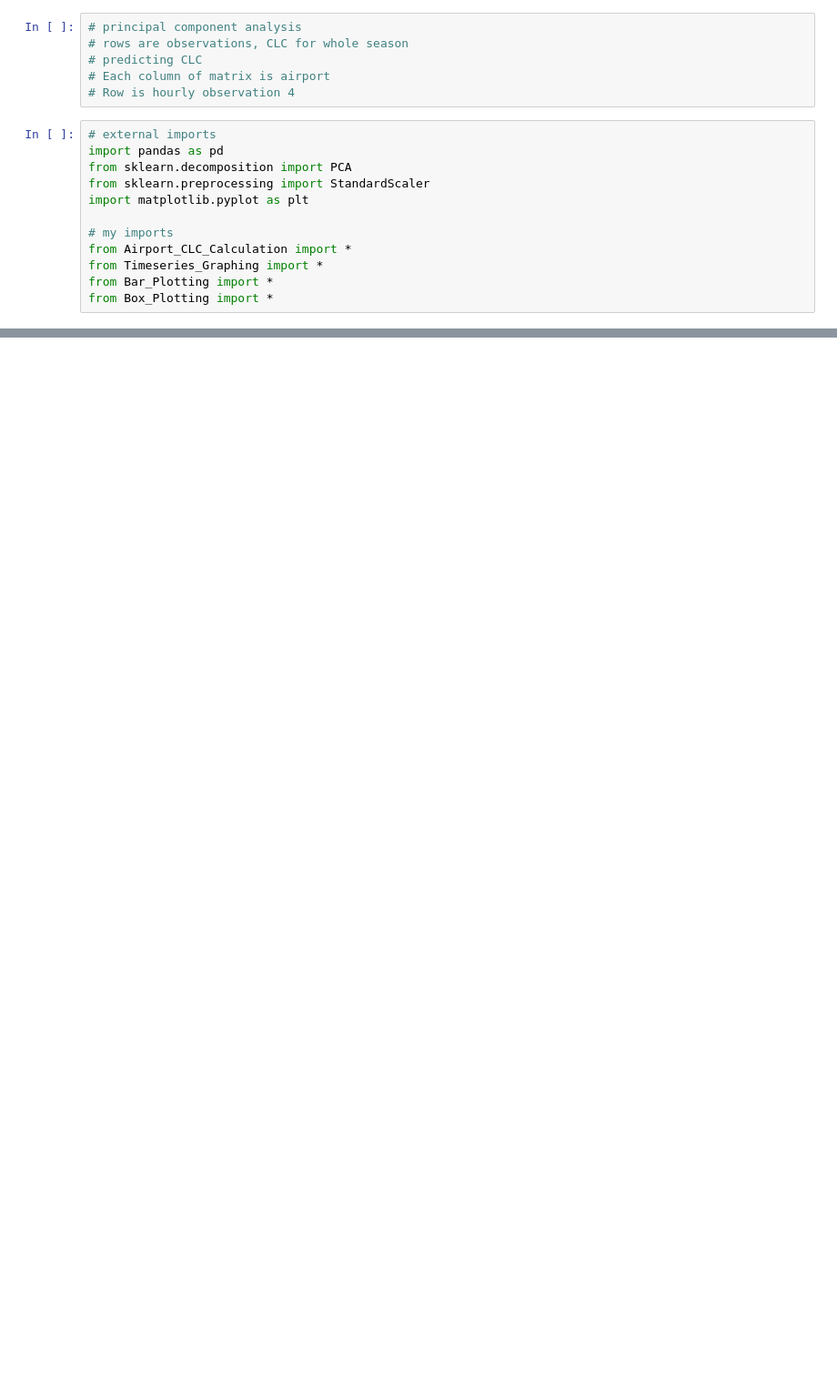
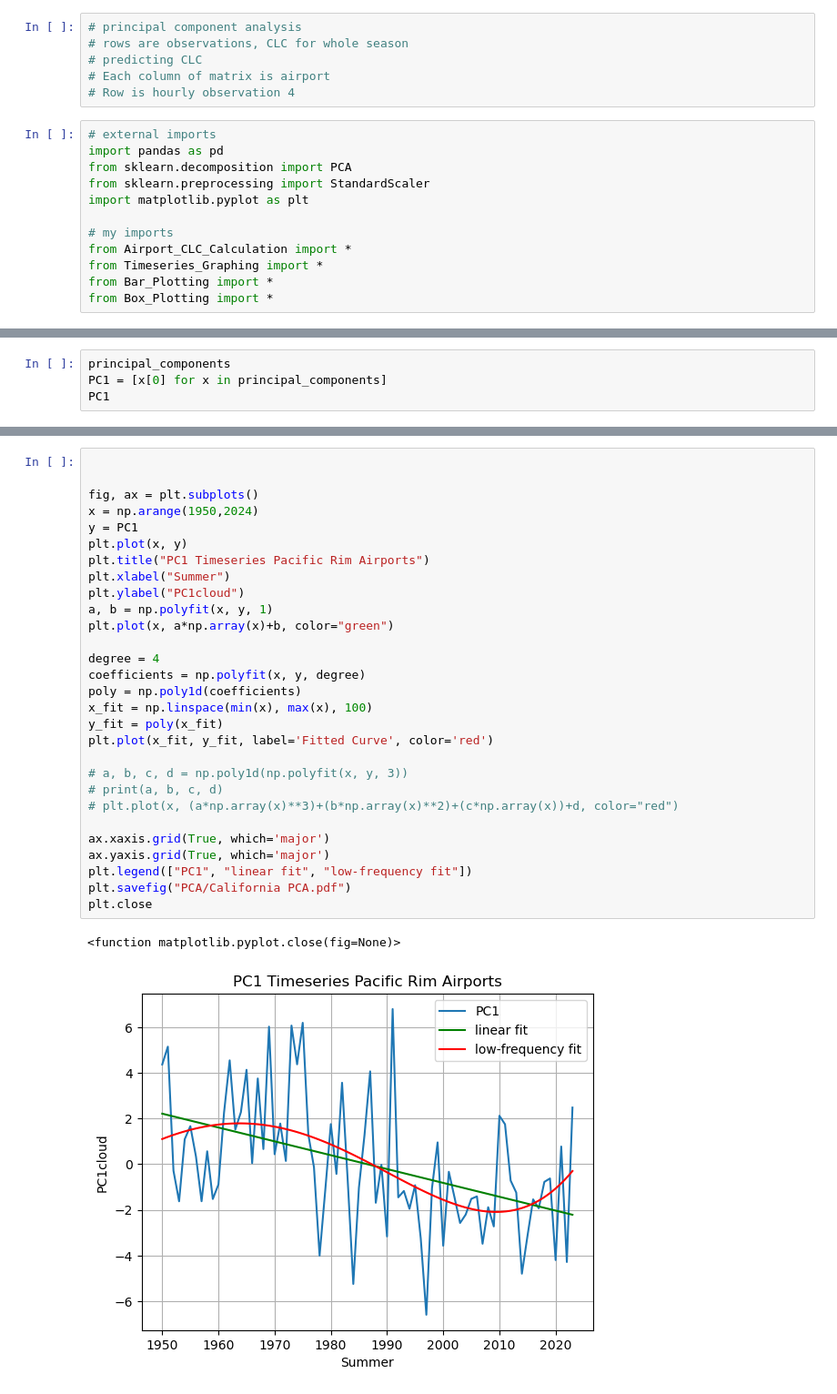
Before and after one commit to AncientAbacus/Coastal-Low-Cloudiness, a Jupyter notebook: PCA.ipynb, the cells around one changed output, grey strips where cells are left out. Shown at 91% size. Cells and saved outputs as stored; diff of their text form; blank space fills up the shorter version.

```diff
--- a/PCA.ipynb
+++ b/PCA.ipynb
@@ -57,0 +140,4 @@ Explained Variance Ratio:
+# %%
+principal_components
+PC1 = [x[0] for x in principal_components]
+PC1
@@ -57,0 +162,32 @@ Explained Variance Ratio:
+# %%
+
+
+fig, ax = plt.subplots()
+x = np.arange(1950,2024)
+y = PC1
+plt.plot(x, y)
+plt.title("PC1 Timeseries Pacific Rim Airports")
+plt.xlabel("Summer")
+plt.ylabel("PC1cloud")
+a, b = np.polyfit(x, y, 1)
+plt.plot(x, a*np.array(x)+b, color="green")
+
+degree = 4
+coefficients = np.polyfit(x, y, degree)
+poly = np.poly1d(coefficients)
+x_fit = np.linspace(min(x), max(x), 100)
+y_fit = poly(x_fit)
+plt.plot(x_fit, y_fit, label='Fitted Curve', color='red')
+
+# a, b, c, d = np.poly1d(np.polyfit(x, y, 3))
+# print(a, b, c, d)
+# plt.plot(x, (a*np.array(x)**3)+(b*np.array(x)**2)+(c*np.array(x))+d, color="red")
+
+ax.xaxis.grid(True, which='major')
+ax.yaxis.grid(True, which='major')
+plt.legend(["PC1", "linear fit", "low-frequency fit"])
+plt.savefig("PCA/California PCA.pdf")
+plt.close
+# %% [output]
+<function matplotlib.pyplot.close(fig=None)>
+[figure, added]
```
Also changed, not shown: parts of 8 cells of this notebook, 25 other files.
